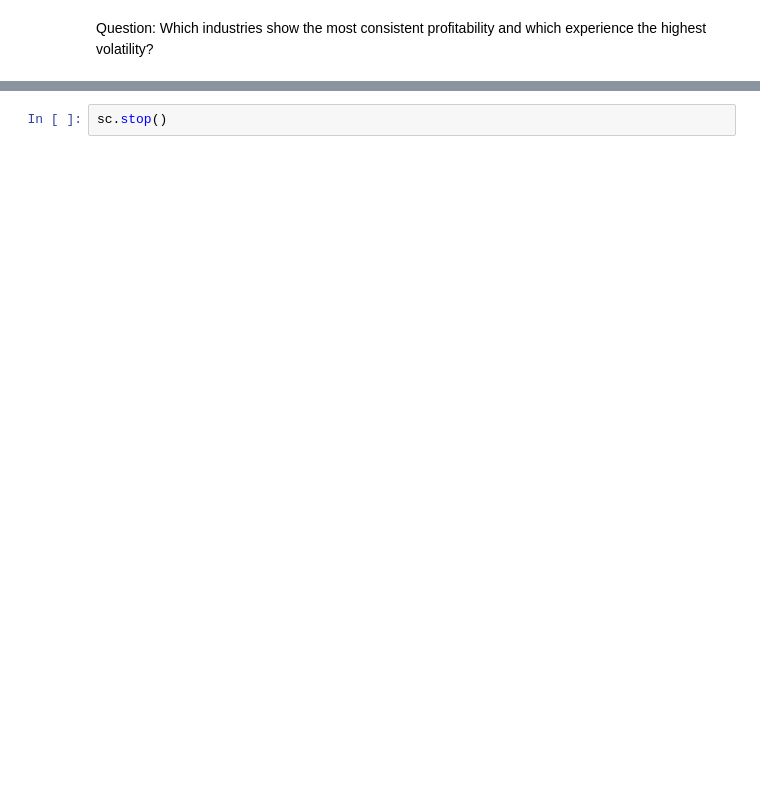
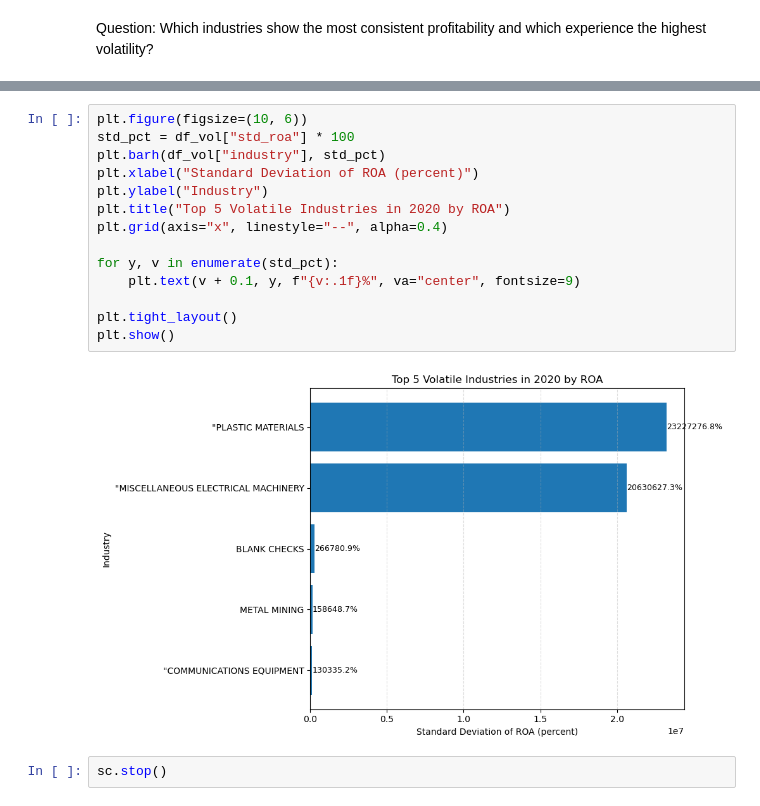
Before and after one commit to Tianyi-2000/Distributed_computing_group_project, a Jupyter notebook: notebooks/boston.ipynb, the cells around one changed output, grey strips where cells are left out. Drawn from its saved outputs; the diff is of its cells as text; blank space fills up the shorter version.

```diff
--- a/notebooks/boston.ipynb
+++ b/notebooks/boston.ipynb
@@ -201,2 +166,18 @@ Top 10 industries by average ROA
+# %%
+plt.figure(figsize=(10, 6))
+std_pct = df_vol["std_roa"] * 100
+plt.barh(df_vol["industry"], std_pct)
+plt.xlabel("Standard Deviation of ROA (percent)")
+plt.ylabel("Industry")
+plt.title("Top 5 Volatile Industries in 2020 by ROA")
+plt.grid(axis="x", linestyle="--", alpha=0.4)
+
+for y, v in enumerate(std_pct):
+    plt.text(v + 0.1, y, f"{v:.1f}%", va="center", fontsize=9)
+
+plt.tight_layout()
+plt.show()
+# %% [output]
+[figure, added]
 # %%
 sc.stop()
```
Also changed, not shown: parts of 21 cells of this notebook.
